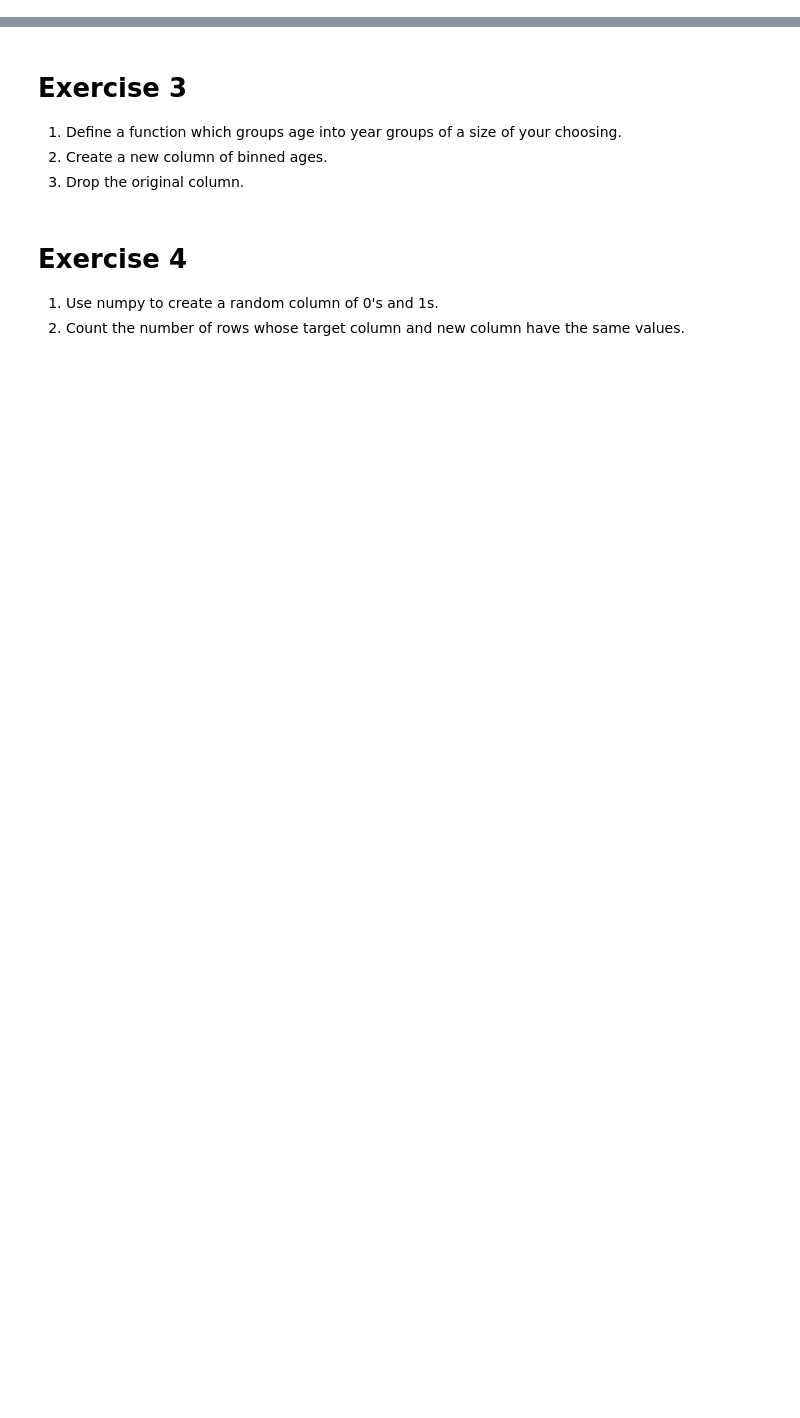
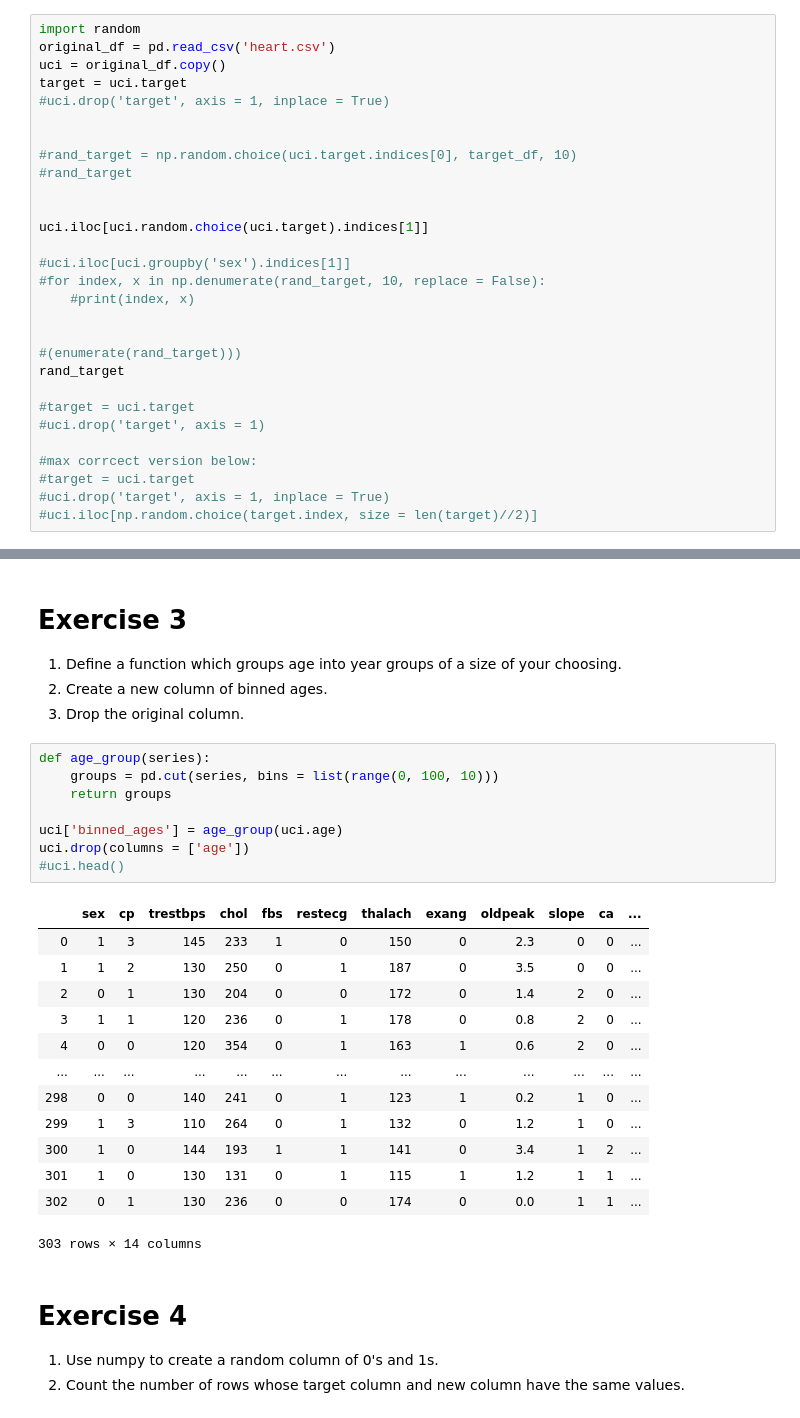
Before and after one commit to sydroth/chicago-102819, a Jupyter notebook: module_1/week_2/day_1/pandas_part2.ipynb, the cells around one changed output, grey strips where cells are left out. Cells and saved outputs as stored; diff of their text form; blank space fills up the shorter version.

```diff
--- a/module_1/week_2/day_1/pandas_part2.ipynb
+++ b/module_1/week_2/day_1/pandas_part2.ipynb
@@ -422,3 +457,32 @@ I.E., one person types, and the other suggests the appropriate direction to head
 2: Use numpy to create a random subset of the target variables.<br>
 3: Match the indices of each set to the indices of the features
 in order to make two corresponding feature sets.
+# %%
+import random
+original_df = pd.read_csv('heart.csv')
+uci = original_df.copy()
+target = uci.target
+#uci.drop('target', axis = 1, inplace = True)
+
+
+#rand_target = np.random.choice(uci.target.indices[0], target_df, 10)
+#rand_target
+
+
+uci.iloc[uci.random.choice(uci.target).indices[1]]
+
+#uci.iloc[uci.groupby('sex').indices[1]]
+#for index, x in np.denumerate(rand_target, 10, replace = False):
+    #print(index, x)
+
+
+#(enumerate(rand_target)))
+rand_target
+
+#target = uci.target
+#uci.drop('target', axis = 1)
+
+#max corrcect version below:
+#target = uci.target
+#uci.drop('target', axis = 1, inplace = True)
+#uci.iloc[np.random.choice(target.index, size = len(target)//2)]
@@ -427,6 +493,28 @@ in order to make two corresponding feature sets.
 1. Define a function which groups age into year groups of a size of your choosing.
 2. Create a new column of binned ages.
 3. Drop the original column.
+# %%
+def age_group(series):
+    groups = pd.cut(series, bins = list(range(0, 100, 10)))
+    return groups
+
+uci['binned_ages'] = age_group(uci.age)
+uci.drop(columns = ['age'])
+#uci.head()
+# %% [output]
+|  | sex | cp | trestbps | chol | fbs | restecg | thalach | exang | oldpeak | slope | ca | ... |
+| 0 | 1 | 3 | 145 | 233 | 1 | 0 | 150 | 0 | 2.3 | 0 | 0 | ... |
+| 1 | 1 | 2 | 130 | 250 | 0 | 1 | 187 | 0 | 3.5 | 0 | 0 | ... |
+| 2 | 0 | 1 | 130 | 204 | 0 | 0 | 172 | 0 | 1.4 | 2 | 0 | ... |
+| 3 | 1 | 1 | 120 | 236 | 0 | 1 | 178 | 0 | 0.8 | 2 | 0 | ... |
+| 4 | 0 | 0 | 120 | 354 | 0 | 1 | 163 | 1 | 0.6 | 2 | 0 | ... |
+| ... | ... | ... | ... | ... | ... | ... | ... | ... | ... | ... | ... | ... |
+| 298 | 0 | 0 | 140 | 241 | 0 | 1 | 123 | 1 | 0.2 | 1 | 0 | ... |
+| 299 | 1 | 3 | 110 | 264 | 0 | 1 | 132 | 0 | 1.2 | 1 | 0 | ... |
+| 300 | 1 | 0 | 144 | 193 | 1 | 1 | 141 | 0 | 3.4 | 1 | 2 | ... |
+| 301 | 1 | 0 | 130 | 131 | 0 | 1 | 115 | 1 | 1.2 | 1 | 1 | ... |
+| 302 | 0 | 1 | 130 | 236 | 0 | 0 | 174 | 0 | 0.0 | 1 | 1 | ... |
+303 rows × 14 columns
 # %% [markdown]
 # Exercise 4
 
```
Also changed, not shown: parts of 10 cells of this notebook.
